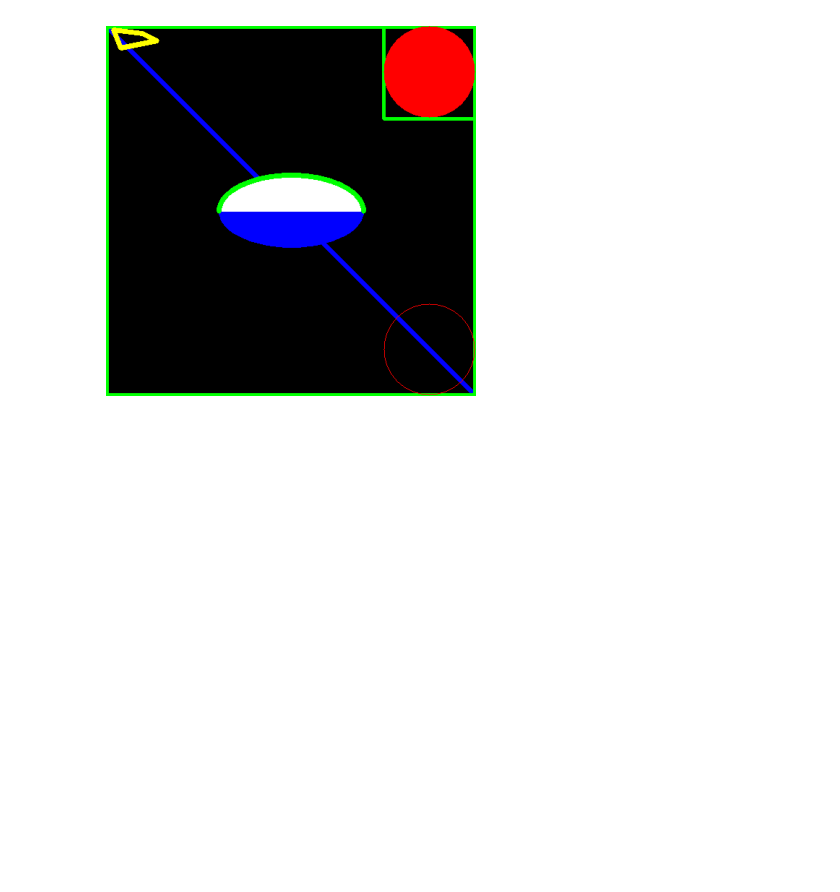
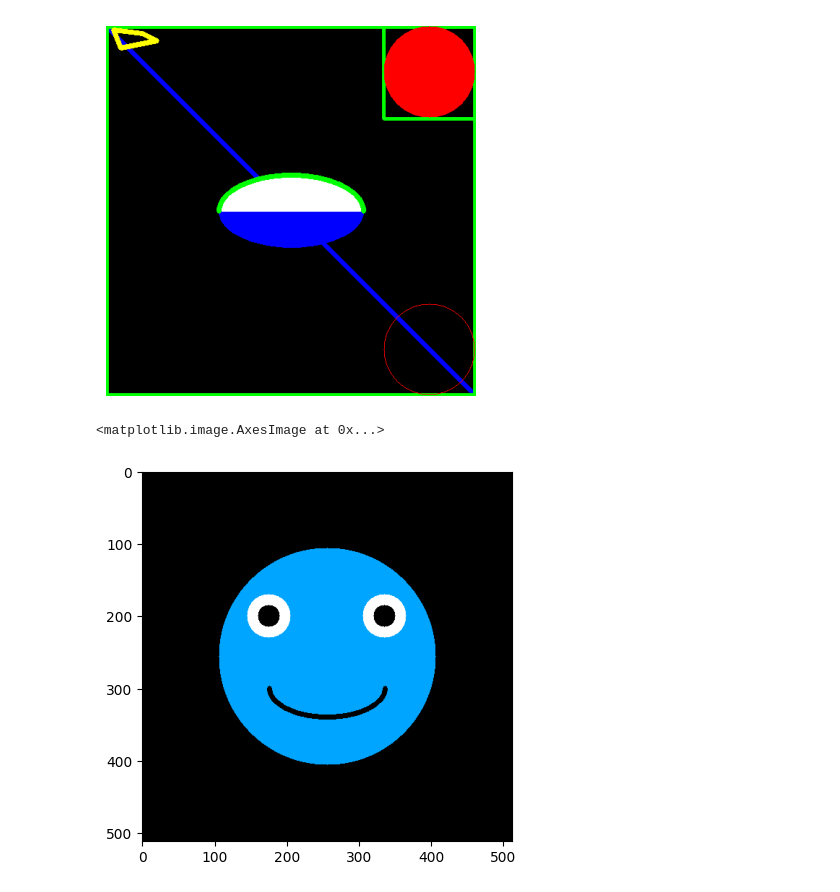
Before and after one commit to srikrishnasajjarao/OpenCV, a Jupyter notebook: Gui-Features-in-OpenCV/drawing-function.ipynb, the cells around one changed output. Saved outputs shown, nothing was run; the diff lists cells and outputs as text; code cells hidden in the pictures; blank space fills up the shorter version.

Commit message:
draw opencv logo

```diff
--- a/Gui-Features-in-OpenCV/drawing-function.ipynb
+++ b/Gui-Features-in-OpenCV/drawing-function.ipynb
@@ -147,3 +147,43 @@ plt.axis('off')  # Hide axes
 plt.show()
 # %% [output]
 [figure]
+# %%
+import numpy as np
+import cv2 as cv
+
+# Create a black canvas
+img = np.zeros((512, 512, 3), np.uint8)
+
+# Draw the outer circle (representing the logo body)
+cv.circle(img, (256, 256), 150, (255, 165, 0), -1)  # Orange color (BGR)
+
+# Draw the left eye (white circle)
+cv.circle(img, (175, 200), 30, (255, 255, 255), -1)  # White color (BGR)
+
+# Draw the right eye (white circle)
+cv.circle(img, (335, 200), 30, (255, 255, 255), -1)  # White color (BGR)
+
+# Draw the left pupil (black circle)
+cv.circle(img, (175, 200), 15, (0, 0, 0), -1)  # Black color (BGR)
+
+# Draw the right pupil (black circle)
+cv.circle(img, (335, 200), 15, (0, 0, 0), -1)  # Black color (BGR)
+
+# Draw the mouth (curve)
+cv.ellipse(img, (256, 300), (80, 40), 0, 0, 180, (0, 0, 0), 5)  # Black color (BGR)
+
+# Display the image
+cv.imshow("OpenCV Logo", img)
+
+# Wait until any key is pressed to close the image window
+cv.waitKey(0)
+cv.destroyAllWindows()
+
+# Convert BGR to RGB for matplotlib display
+img_rgb = cv.cvtColor(img, cv.COLOR_BGR2RGB)
+
+# Display the image in the notebook
+plt.imshow(img_rgb)
+# %% [output]
+<matplotlib.image.AxesImage at 0x...>
+[figure, added]
```
Also changed, not shown: parts of 1 cell of this notebook, 2 other files.
